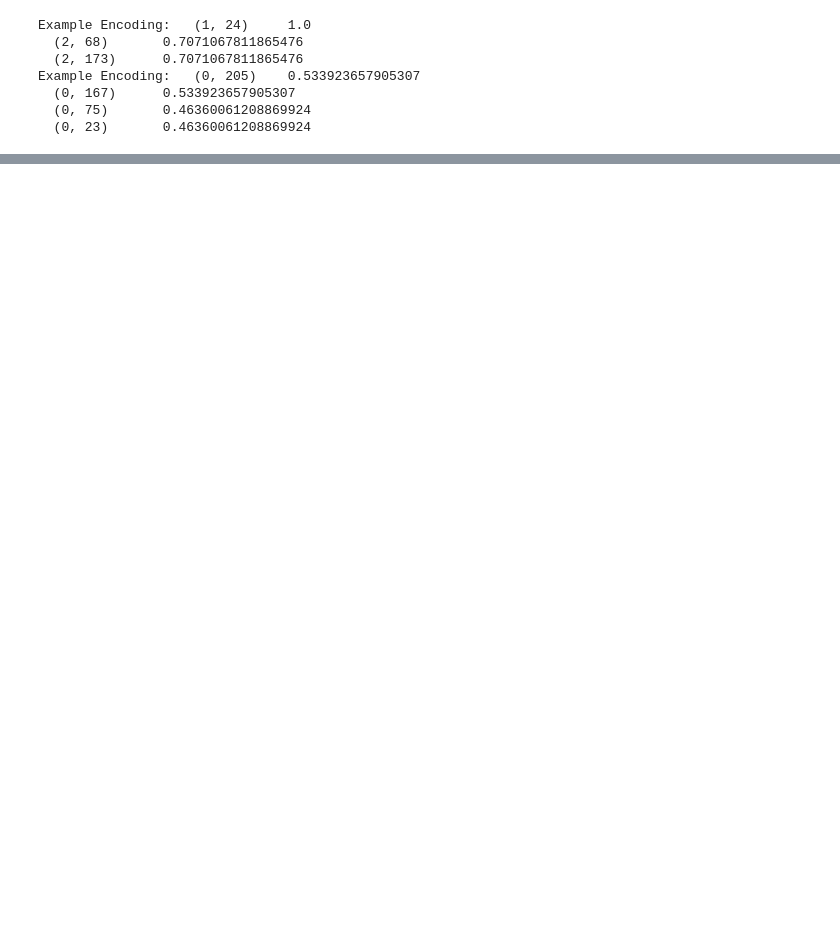
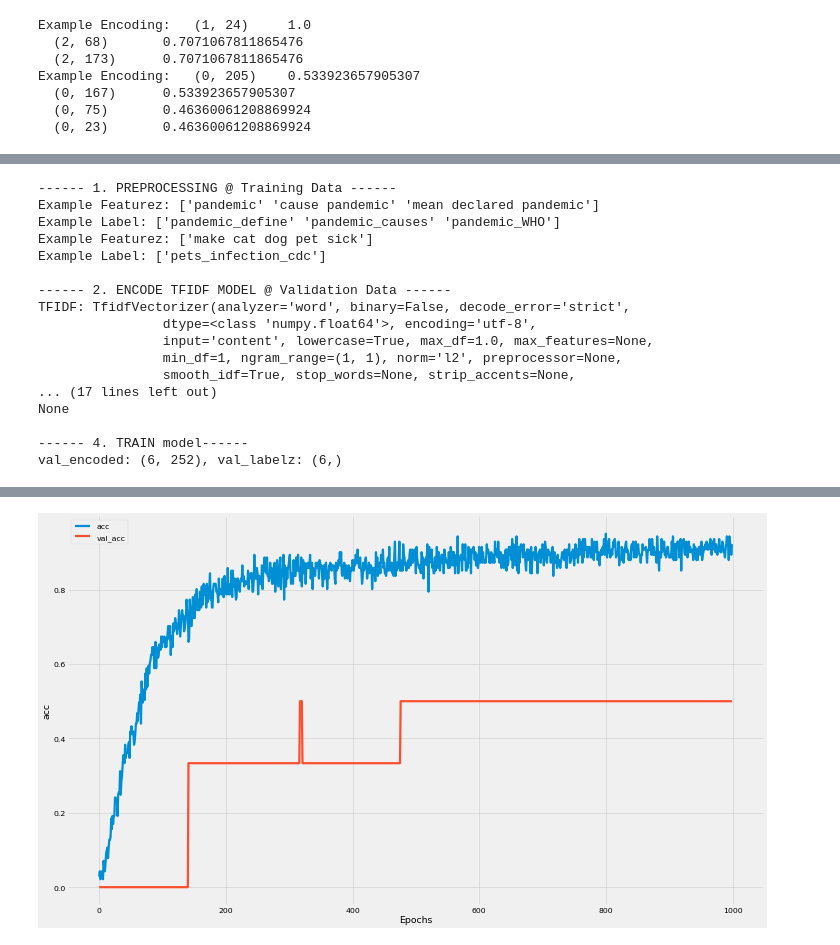
Before and after one commit to bilha-analytics/es_services, a Jupyter notebook: faq_chat_bot/notebooks/nCoV-19_faq_chatbot-Part2.ipynb, the cells around one changed output, grey strips where cells are left out. Saved outputs shown, nothing was run; the diff lists cells and outputs as text; code cells hidden in the pictures; blank space fills up the shorter version.

Commit message:
define ngram TFIDF MLP classifier

```diff
--- a/faq_chat_bot/notebooks/nCoV-19_faq_chatbot-Part2.ipynb
+++ b/faq_chat_bot/notebooks/nCoV-19_faq_chatbot-Part2.ipynb
@@ -599,0 +613,25 @@ FINISHED: Validation: Accuracy = 0.0 Loss = 4.3722405433654785
+# %%
+### ----- use unigram bila lemma AND n hidden layers
+## data prep and encoding
+paramz = {
+        'remove_stopwordz' : False,
+        'stop_wordz' : None, #use default english
+        'remove_numberz' : False,
+        'lemmatized' : False,
+        'unique' : False
+    }
+ngramz = (1,1)
+
+build_paramz = {
+        'n_classez' : dset.getNumberClasses(),
+        'vocab_size' : len( dset.getVocab() ),
+        't_ratio' : dset.thresholdRatio(),
+        'n_hidden_layerz' : 1,
+        'n_hidden_unitz' : 128,
+        'dropout_rate' : 0.2,
+        'learning_rate' : 1e-3
+}
+
+
+resetModel_and_validate(paramz, ngramz, build_paramz, train_paramz)
+# %% [output]
@@ -599,0 +639,17 @@ FINISHED: Validation: Accuracy = 0.0 Loss = 4.3722405433654785
+------ 1. PREPROCESSING @ Training Data ------
+Example Featurez: ['pandemic' 'cause pandemic' 'mean declared pandemic']
+Example Label: ['pandemic_define' 'pandemic_causes' 'pandemic_WHO']
+Example Featurez: ['make cat dog pet sick']
+Example Label: ['pets_infection_cdc']
+
+------ 2. ENCODE TFIDF MODEL @ Validation Data ------
+TFIDF: TfidfVectorizer(analyzer='word', binary=False, decode_error='strict',
+                dtype=<class 'numpy.float64'>, encoding='utf-8',
+                input='content', lowercase=True, max_df=1.0, max_features=None,
+                min_df=1, ngram_range=(1, 1), norm='l2', preprocessor=None,
+                smooth_idf=True, stop_words=None, strip_accents=None,
+... (17 lines left out)
+None
+
+------ 4. TRAIN model------
+val_encoded: (6, 252), val_labelz: (6,)
@@ -599,0 +658 @@ FINISHED: Validation: Accuracy = 0.0 Loss = 4.3722405433654785
+[figure, added]
```
Also changed, not shown: parts of 21 cells of this notebook.
